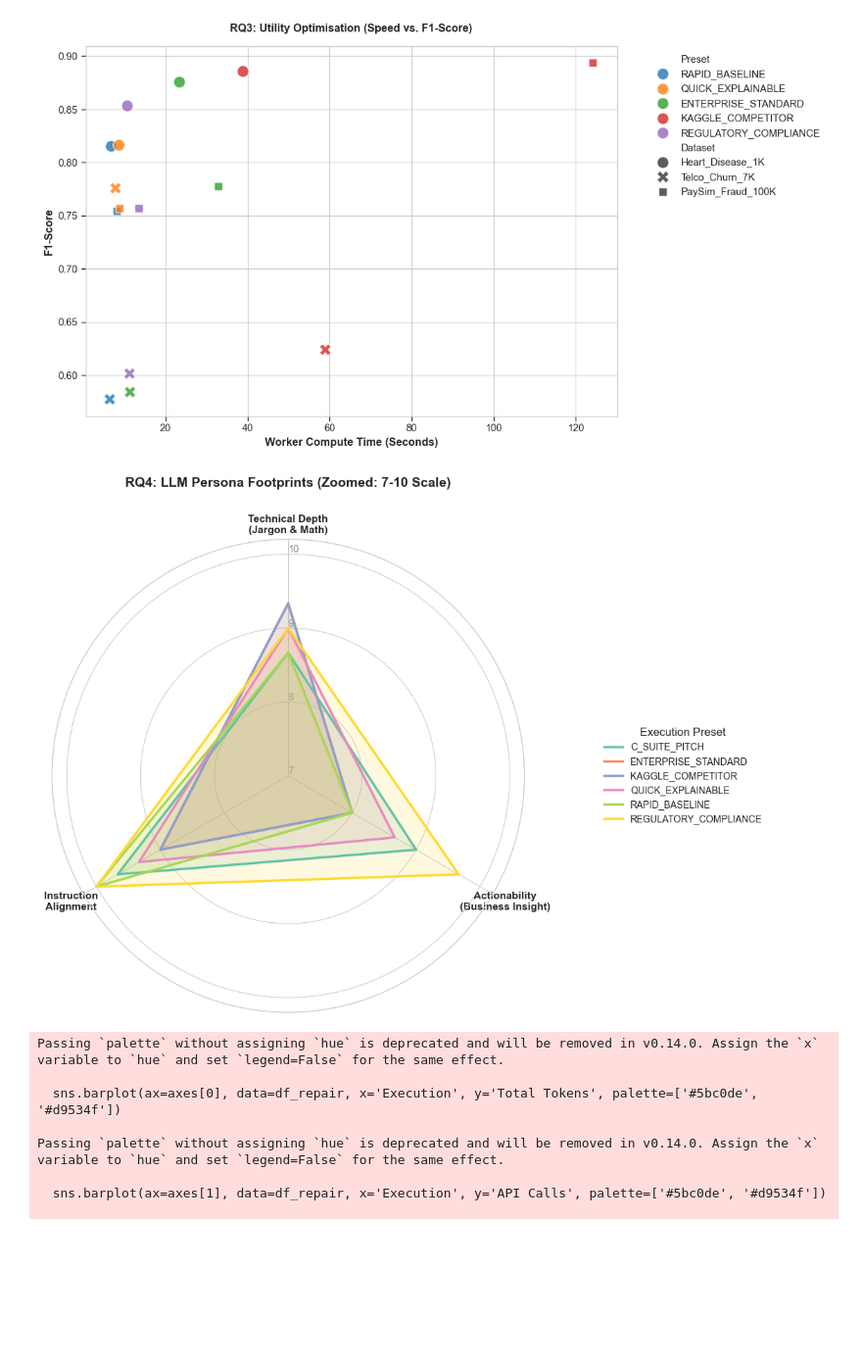
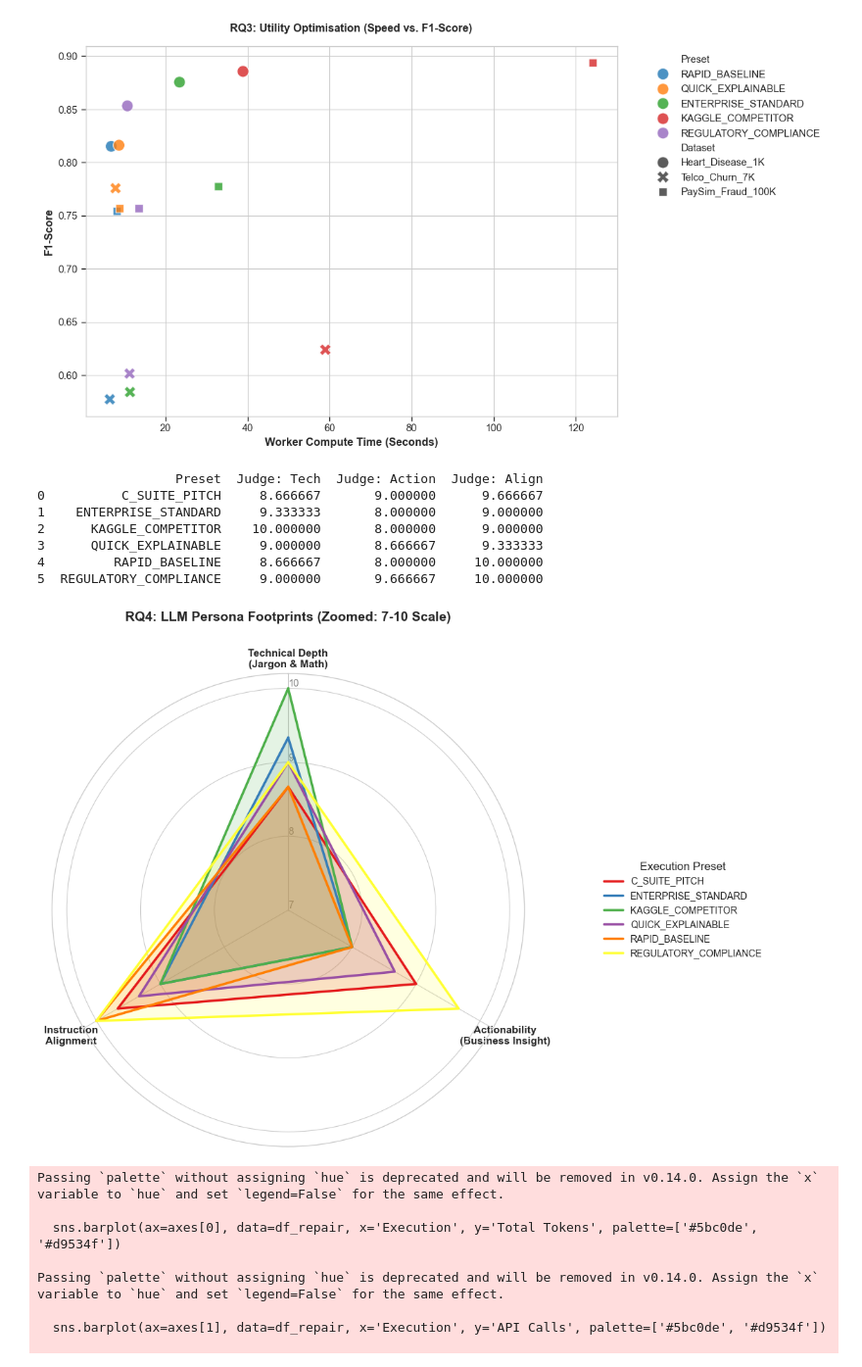
Before and after one commit to RishavChanda25/agentic-data-science-workflow, a Jupyter notebook: notebooks/plot_generator.ipynb, the cells around one changed output. Shown at 98% size. Saved outputs shown, nothing was run; the diff lists cells and outputs as text; code cells hidden in the pictures; blank space fills up the shorter version.

```diff
--- a/notebooks/plot_generator.ipynb
+++ b/notebooks/plot_generator.ipynb
@@ -134,6 +137,8 @@ import math
 # Calculate the mean scores for each preset across all datasets
 categories = ['Judge: Tech', 'Judge: Action', 'Judge: Align']
 radar_data = df.groupby('Preset')[categories].mean().reset_index()
+
+print(radar_data)
 
 # Set up the radar chart angle parameters
 N = len(categories)
@@ -143,39 +148,46 @@ angles += angles[:1] # Close the loop
 fig, ax = plt.subplots(figsize=(9, 9), subplot_kw=dict(polar=True))
 
 # Define colors for the 6 presets
-colors = sns.color_palette("Set2", len(radar_data))
+colors = sns.color_palette("Set1", len(radar_data))
 
 # Plot each preset
 for i, row in radar_data.iterrows():
     values = row[categories].values.flatten().tolist()
     values += values[:1] # Close the loop
 
     ax.plot(angles, values, linewidth=2.5, linestyle='solid', label=row['Preset'], color=colors[i])
     ax.fill(angles, values, color=colors[i], alpha=0.15)
 
 # Formatting the radar chart
 ax.set_theta_offset(math.pi / 2)
 ax.set_theta_direction(-1)
 
 # Set the category labels
 plt.xticks(angles[:-1], ['Technical Depth\n(Jargon & Math)', 'Actionability\n(Business Insight)', 'Instruction\nAlignment'], size=11, fontweight='bold')
 
 # --- THE ZOOM EFFECT ---
 # Set the absolute center of the radar to 7, and the outer edge to just past 10
 ax.set_ylim(7, 10.2)
 plt.yticks([7, 8, 9, 10], ["7", "8", "9", "10"], color="grey", size=10)
 ax.set_rlabel_position(0) # Move the y-axis labels to point straight up
 
 plt.title("RQ4: LLM Persona Footprints (Zoomed: 7-10 Scale)", y=1.1, fontweight='bold', fontsize=14)
 
 # Place the legend neatly outside the chart
 plt.legend(loc='center left', bbox_to_anchor=(1.15, 0.5), title="Execution Preset", title_fontsize='12', fontsize='10')
 
 radar_path = os.path.join(results_dir, "rq4_persona_radar_zoomed.png")
 plt.savefig(radar_path, dpi=300, bbox_inches='tight')
 plt.show()
 # %% [output]
+                  Preset  Judge: Tech  Judge: Action  Judge: Align
+0          C_SUITE_PITCH     8.666667       9.000000      9.666667
+1    ENTERPRISE_STANDARD     9.333333       8.000000      9.000000
+2      KAGGLE_COMPETITOR    10.000000       8.000000      9.000000
+3      QUICK_EXPLAINABLE     9.000000       8.666667      9.333333
+4         RAPID_BASELINE     8.666667       8.000000     10.000000
+5  REGULATORY_COMPLIANCE     9.000000       9.666667     10.000000
-[figure, old version]
+[figure, new version]
 # %%
 # Cell 7: RQ5 - The Cost of Self-Healing (Manual Data injection based on Case Study 3)
 # Creating a mini-dataframe to contrast Happy Path (V1) vs Recovery Path (V2)
```
Also changed, not shown: parts of 2 cells of this notebook, 4 other files.
